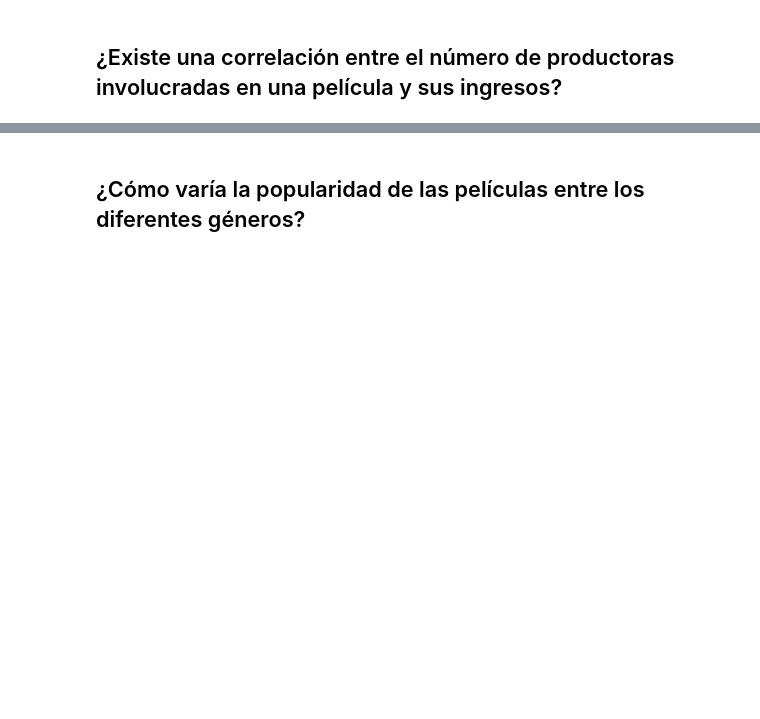
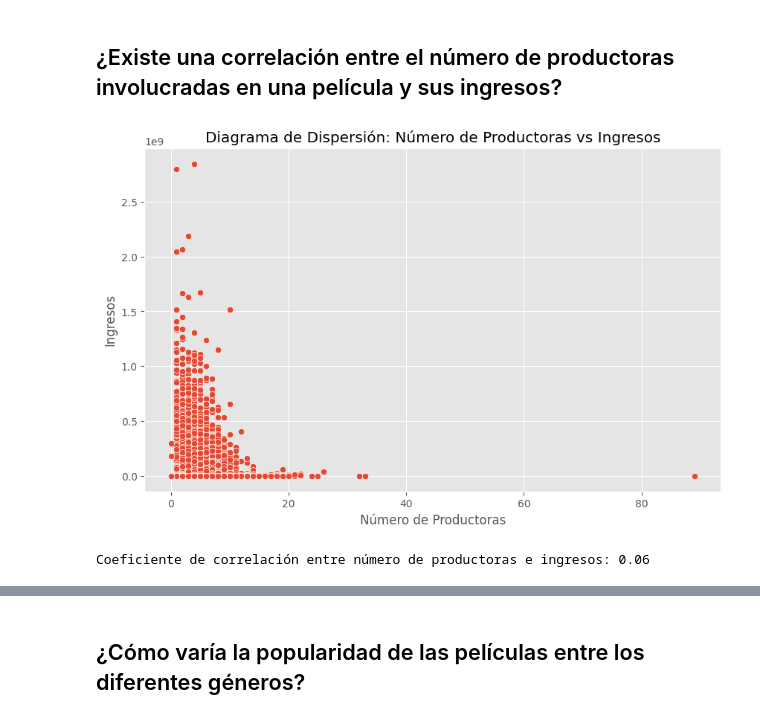
Before and after one commit to bl33h/moviesExploratoryAnalysis, a Jupyter notebook: movies.ipynb, the cells around one changed output, grey strips where cells are left out. Cells and saved outputs as stored; diff of their text form; code cells hidden in the pictures; blank space fills up the shorter version.

```diff
--- a/movies.ipynb
+++ b/movies.ipynb
@@ -748,2 +777,17 @@ El gráfico de lineas expone que los ingresos de películas promedio ha descendi
 # %% [markdown]
 ## ¿Existe una correlación entre el número de productoras involucradas en una película y sus ingresos?
+# %%
+# Diagrama de dispersión entre el número de productoras y los ingresos
+plt.figure(figsize=(10, 6))
+sns.scatterplot(x='productionCoAmount', y='revenue', data=df)
+plt.title('Diagrama de Dispersión: Número de Productoras vs Ingresos')
+plt.xlabel('Número de Productoras')
+plt.ylabel('Ingresos')
+plt.show()
+
+# Calcular el coeficiente de correlación
+correlation = df['productionCoAmount'].corr(df['revenue'])
+print(f"Coeficiente de correlación entre número de productoras e ingresos: {correlation:.2f}")
+# %% [output]
+[figure, added]
+Coeficiente de correlación entre número de productoras e ingresos: 0.06
```
Also changed, not shown: parts of 10 cells of this notebook.
